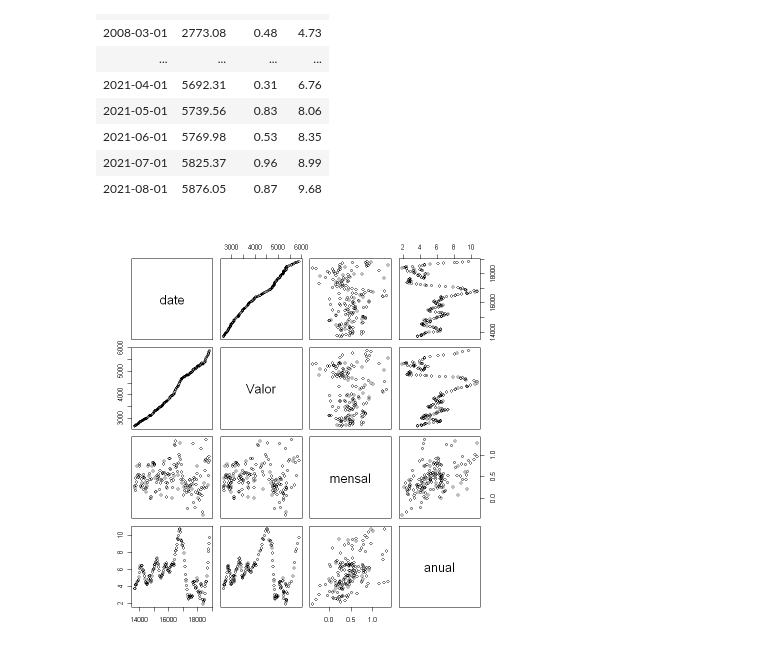
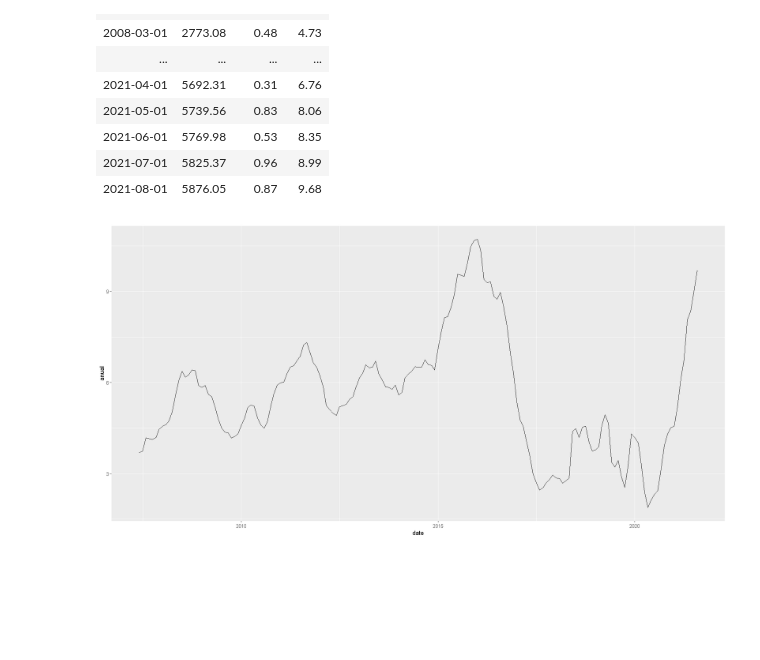
Before and after one commit to emariot/analise_dados, a Jupyter notebook: nucleos_inflacao.ipynb, the cells around one changed output. Cells and saved outputs as stored; diff of their text form; code cells hidden in the pictures; blank space fills up the shorter version.

```diff
--- a/nucleos_inflacao.ipynb
+++ b/nucleos_inflacao.ipynb
@@ -88,6 +88,9 @@ A data.frame: 171 × 4
 | 2021-07-01 | 5825.37 | 0.96 | 8.99 |
 | 2021-08-01 | 5876.05 | 0.87 | 9.68 |
 # %%
-plot(ipca_janela)
+options(repr.plot.width = 16, repr.plot.height = 8)
+ipca_janela %>%
+    ggplot(aes(x=date, y=anual))+
+    geom_line()
 # %% [output]
-[figure, old version]
+[figure, new version]
```
